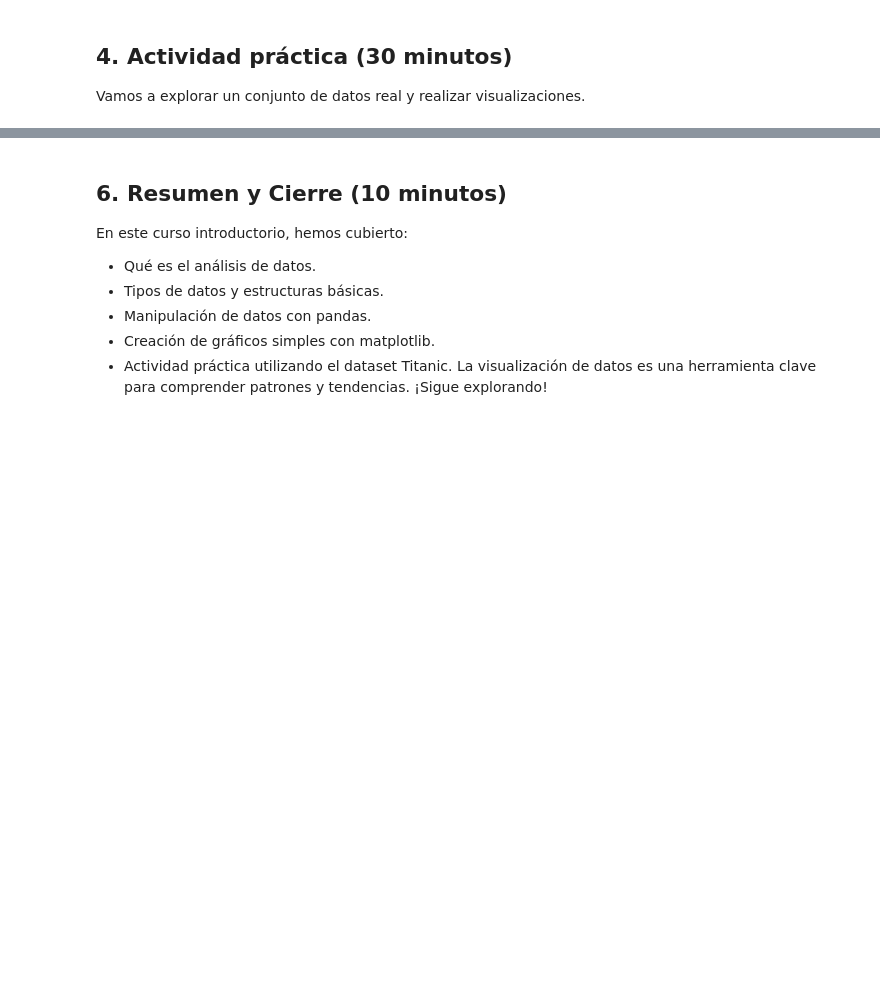
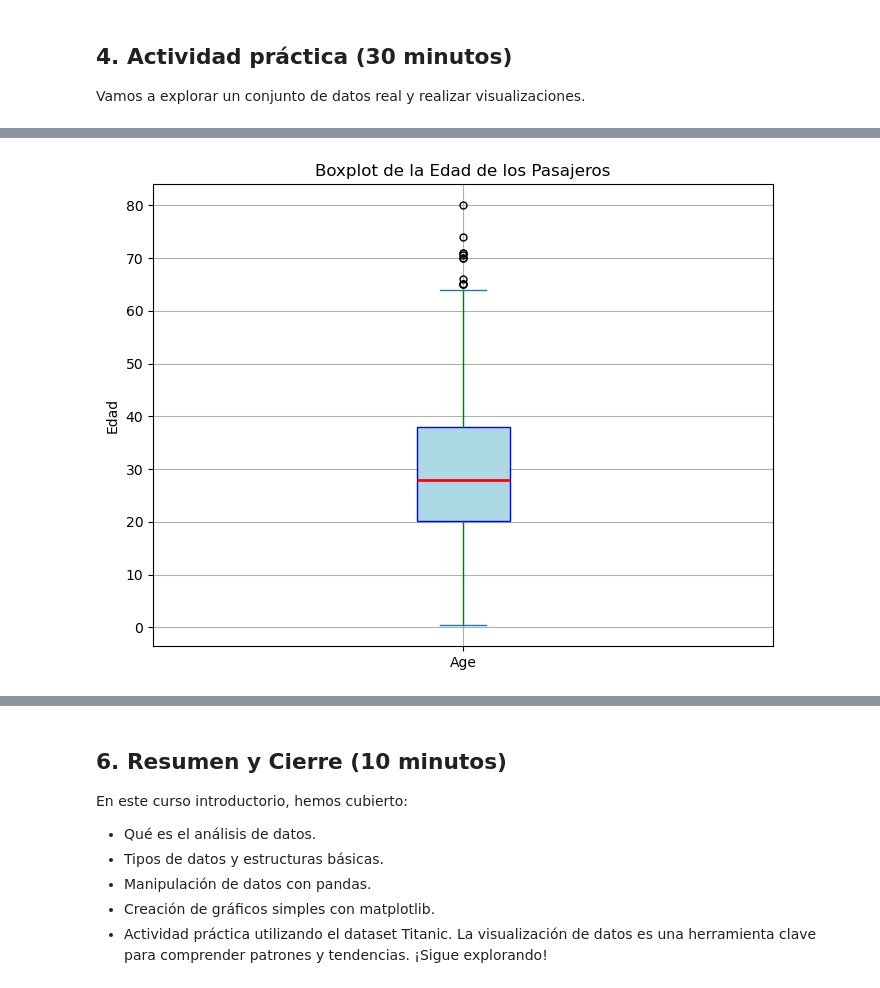
Before and after one commit to LuengoJavier/TALLER_PYTHON, a Jupyter notebook: curso_introduccion_analisis_datos_con_estadistica_y_fórmulas.ipynb, the cells around one changed output, grey strips where cells are left out. Drawn from its saved outputs; the diff is of its cells as text; code cells hidden in the pictures; blank space fills up the shorter version.

Commit message:
Se sube idea de curso mejorada

```diff
--- a/curso_introduccion_analisis_datos_con_estadistica_y_fórmulas.ipynb
+++ b/curso_introduccion_analisis_datos_con_estadistica_y_fórmulas.ipynb
@@ -121,0 +184,22 @@ plt.show()
+# %%
+# 5.3.2 Boxplot
+
+plt.figure(figsize=(8, 6))
+df_titanic['Age'].dropna().plot(kind='box',
+                                patch_artist=True,  # Rellenar la caja con color
+                                boxprops=dict(facecolor='lightblue', color='blue'),  # Color de la caja
+                                whiskerprops=dict(color='green'),  # Color de los bigotes
+                                flierprops=dict(marker='o', color='red', markersize=5),  # Color y estilo de los puntos atípicos
+                                medianprops=dict(color='red', linewidth=2))  # Color y grosor de la mediana
+
+# Etiquetas y título
+plt.ylabel('Edad')
+plt.title('Boxplot de la Edad de los Pasajeros')
+
+# Añadir grid para mejor visibilidad
+plt.grid(True)
+
+# Mostrar el gráfico
+plt.show()
+# %% [output]
+[figure, added]
```
Also changed, not shown: parts of 12 cells of this notebook.
